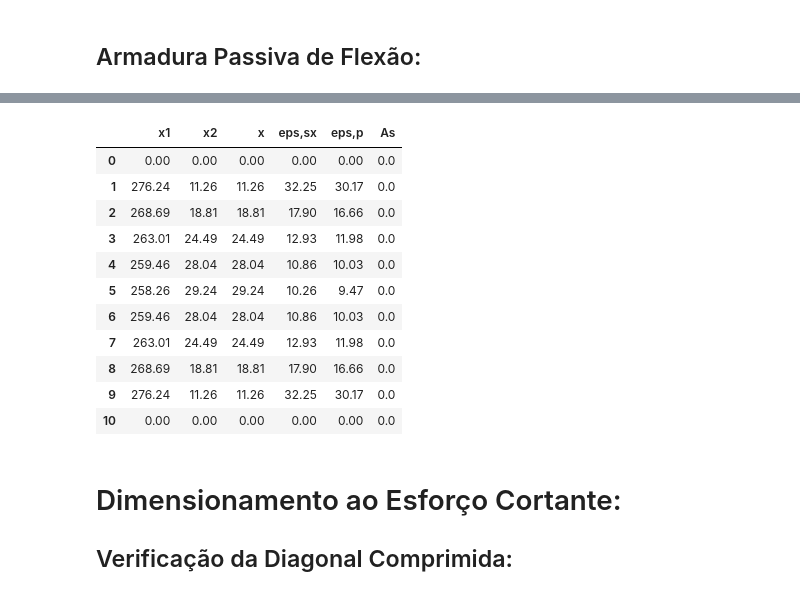
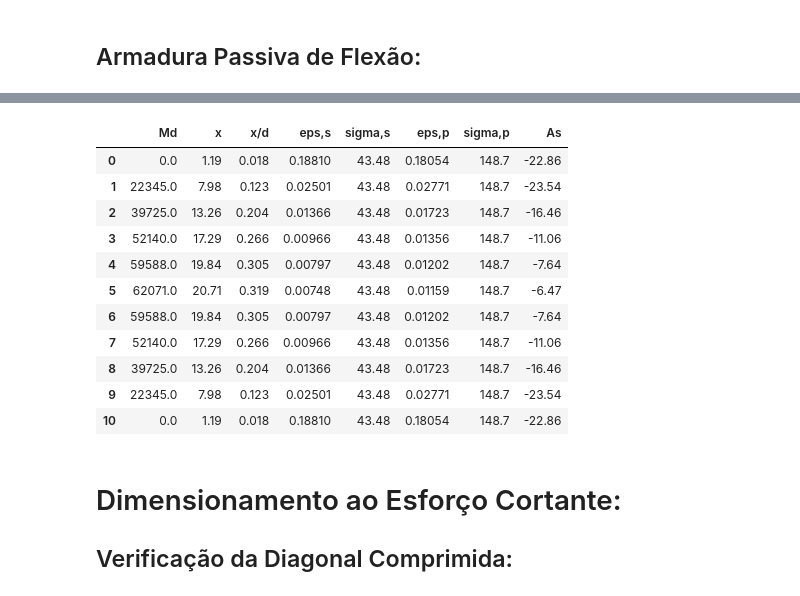
Before and after one commit to GarciaGabe/eng, a Jupyter notebook: Viga Protendida.ipynb, the cells around one changed output, grey strips where cells are left out. Drawn from its saved outputs; the diff is of its cells as text; code cells hidden in the pictures.

```diff
--- a/Viga Protendida.ipynb
+++ b/Viga Protendida.ipynb
@@ -357,8 +343,10 @@ l_{p} &= \left( \left( h \right) ^{ 2 } + \left( 0.6 \cdot l_{bpt} \right) ^{ 2
 ## Momento Fletor e Cortante:
 # %%
 esforcos = []
+esforcos_t0 = []
 for i in range(3):
     esforcos.append( [0]*(nS) )
+    esforcos_t0.append( [0]*(nS) )
 
 # primeiro vetor contem X (cm)
 # segundo vetor contem Momentos (kNcm)
@@ -368,6 +356,10 @@ for i in range(nS):
     esforcos[0][i] = round(i*(Vao/(nS-1)),1)
     esforcos[1][i] = round( 0.5*Q_tF*esforcos[0][i]*(Vao-esforcos[0][i]) ,1)
     esforcos[2][i] = round( 0.5*Q_tF*(Vao-2*esforcos[0][i]), 1 )
+    esforcos_t0[0][i] = round(i*(Vao/(nS-1)),1)
+    esforcos_t0[1][i] = round( 0.5*Q_t0*esforcos[0][i]*(Vao-esforcos[0][i]) ,1)
+    esforcos_t0[2][i] = round( 0.5*Q_t0*(Vao-2*esforcos[0][i]), 1 )
+
 
 tabela = pd.DataFrame(esforcos)
 tabela = tabela.transpose()
@@ -431,11 +423,11 @@ n_{s1} &= \left \lfloor \frac{ P_{s1} }{ A_{p1} \cdot \sigma_{p0} } \right \rflo
 
 # Vetor com o número de cordoalhas em cada ponto de escalonamento:
 
-qntCordoalhas = [5,10]
+qntCordoalhas = [5,7]
 
 # Vetor com a excentricidade da protensão em cada ponto de escalonamento:
 
-e_p_i = [50.8,48.3]
+e_p_i = [25.8,25.7]
 # %% [output]
 \[
 \begin{aligned}
@@ -720,7 +719,10 @@ for i in range(4):
 alpha_p = E_p/E_cs
 
 for i in range(nS):
-    momento = esforcos[1][i]
+    pos_i = relax[1][i]
+    momento = 0.5*Q_t0*pos_i*(Vao-pos_i)
+    #momento = esforcos[1][i]
+    #print("Momento seção "+str(i)+": "+str(int(momento)))
     for j in range(len(qntCordoalhas)-1,-1,-1):
         if(relax[1][i] >= x1_anc[j] and relax[1][i] <= x2_anc[j]):
             sigma_pi = sigma_p[j]
@@ -731,6 +733,7 @@ for i in range(nS):
             A_pp = A_p[j]
             break
     progressivas[0][i] = round(Npi/Area + Mpi/Wcpi + momento/Wcpi,2)
+    #print(Npi,Mpi)
     K_p = alpha_p*A_pp*(1/Area + e_pp/Wcpi)
     progressivas[1][i] = round( (( progressivas[0][i]*phi_t/E_cs + epsilon_cs - sigma_pi/E_p*relax[6][i] ) / (1 + relax[6][i] + K_p*(1+0.5*phi_t)) )*E_p,2)
     progressivas[2][i] = -round(progressivas[1][i]*A_pp  ,2)
@@ -854,7 +855,7 @@ display(tabela6)
 # %%
 sigma_cs0 = -10000
 pos = -1
-for i in range (nS):
+for i in range (0,nS):
     if sigma_cs0 < tensaosup[1][i]:
         sigma_cs0 = tensaosup[1][i]
         pos = i
@@ -940,63 +941,55 @@ display(tabela7)
 # %%
 d_p = [] # braço de alavanca da armadura ativa
 d_s = [] # braço de alavanca da armadura passiva
 
 for i in range(len(qntCordoalhas)):
     d_p.append(e_p_i[i] + h/2)
     d_s.append(h-5) # estimativa para ds
 
-
 A_s = []
-for i in range(6):
+for i in range(8):
     A_s.append([0] * nS)
 
-for i in range(1,nS-1):
+for i in range(nS):
     for j in range(len(qntCordoalhas)-1,-1,-1):
         if(relax[1][i] >= x1_anc[j] and relax[1][i] <= x2_anc[j]):
             sigma_pm = sigma_p[j]
             Npm = N_p[j]
             Mpm = M_p[j]
             Wcpm = W_cp[j]
             A_pm = A_p[j]
             d_sm = d_s[j]
             d_pm = d_p[j]
             break
-    Rpt = f_pyd * A_pm
-    a_bh = 1
-    b_bh = -2.5*d_sm
-    c_bh = (esforcos[1][i]*1.4 + Rpt*(d_sm-d_pm))/(0.32*b*f_c)
-    x_1 = (-b_bh + (b_bh**2 - 4*a_bh*c_bh )**0.5)/(2*a_bh)
-    x_2 = (-b_bh - (b_bh**2 - 4*a_bh*c_bh )**0.5)/(2*a_bh)
-    A_s[0][i] = round(x_1,2)
-    A_s[1][i] = round(x_2,2)
-    if (x_1 > h or x_1 < 0):
-        x = x_2
-    else:
-        x = x_1
-    A_s[2][i] = round(x,2)
-    A_s[3][i] = round(3.5/x*(d_sm-x),2)
-    A_s[4][i] = round(prealong[4][i] + 3.5/x*(d_pm-x),2)
-    A_s[5][i] = round((0.8*b*x*f_c-Rpt)/f_yd,2)
-    if (A_s[5][i] < 0):
-        A_s[5][i] = 0
+    Md = esforcos[1][i]*1.4
+    retorno = linha_neutra_cp_ret(b,h,f_c,A_pm,prealong[4][i],d_pm,d_sm,Md)
+    A_s[0][i] = int(Md)
+    A_s[1][i] = retorno[0]
+    A_s[2][i] = round(retorno[0]/d_sm,3)
+    A_s[3][i] = retorno[2]
+    A_s[5][i] = retorno[1]
+    A_s[4][i] = retorno[4]
+    A_s[6][i] = retorno[5]
+    A_s[7][i] = round((0.8*b*f_c*retorno[0]-retorno[3])/retorno[4],2)
+
 
 tabela8 = pd.DataFrame(A_s)
 tabela8 = tabela8.transpose()
-tabela8.rename(columns={0:'x1',1:'x2', 2:'x',3:'eps,sx',4:'eps,p',5:'As'},inplace = True)
+tabela8.rename(columns={0:'Md', 1:'x',2:'x/d',3:'eps,s',4:'sigma,s',5:'eps,p',6:'sigma,p',7:'As'},inplace = True)
 display(tabela8)
 # %% [output]
-|  | x1 | x2 | x | eps,sx | eps,p | As |
-| 0 | 0.00 | 0.00 | 0.00 | 0.00 | 0.00 | 0.0 |
-| 1 | 276.24 | 11.26 | 11.26 | 32.25 | 30.17 | 0.0 |
-| 2 | 268.69 | 18.81 | 18.81 | 17.90 | 16.66 | 0.0 |
-| 3 | 263.01 | 24.49 | 24.49 | 12.93 | 11.98 | 0.0 |
-| 4 | 259.46 | 28.04 | 28.04 | 10.86 | 10.03 | 0.0 |
-| 5 | 258.26 | 29.24 | 29.24 | 10.26 | 9.47 | 0.0 |
-| 6 | 259.46 | 28.04 | 28.04 | 10.86 | 10.03 | 0.0 |
-| 7 | 263.01 | 24.49 | 24.49 | 12.93 | 11.98 | 0.0 |
-| 8 | 268.69 | 18.81 | 18.81 | 17.90 | 16.66 | 0.0 |
-| 9 | 276.24 | 11.26 | 11.26 | 32.25 | 30.17 | 0.0 |
-| 10 | 0.00 | 0.00 | 0.00 | 0.00 | 0.00 | 0.0 |
+|  | Md | x | x/d | eps,s | sigma,s | eps,p | sigma,p | As |
+| 0 | 0.0 | 1.19 | 0.018 | 0.18810 | 43.48 | 0.18054 | 148.7 | -22.86 |
+| 1 | 22345.0 | 7.98 | 0.123 | 0.02501 | 43.48 | 0.02771 | 148.7 | -23.54 |
+| 2 | 39725.0 | 13.26 | 0.204 | 0.01366 | 43.48 | 0.01723 | 148.7 | -16.46 |
+| 3 | 52140.0 | 17.29 | 0.266 | 0.00966 | 43.48 | 0.01356 | 148.7 | -11.06 |
+| 4 | 59588.0 | 19.84 | 0.305 | 0.00797 | 43.48 | 0.01202 | 148.7 | -7.64 |
+| 5 | 62071.0 | 20.71 | 0.319 | 0.00748 | 43.48 | 0.01159 | 148.7 | -6.47 |
+| 6 | 59588.0 | 19.84 | 0.305 | 0.00797 | 43.48 | 0.01202 | 148.7 | -7.64 |
+| 7 | 52140.0 | 17.29 | 0.266 | 0.00966 | 43.48 | 0.01356 | 148.7 | -11.06 |
+| 8 | 39725.0 | 13.26 | 0.204 | 0.01366 | 43.48 | 0.01723 | 148.7 | -16.46 |
+| 9 | 22345.0 | 7.98 | 0.123 | 0.02501 | 43.48 | 0.02771 | 148.7 | -23.54 |
+| 10 | 0.0 | 1.19 | 0.018 | 0.18810 | 43.48 | 0.18054 | 148.7 | -22.86 |
 # %% [markdown]
 # Dimensionamento ao Esforço Cortante:
 
```
Also changed, not shown: parts of 30 cells of this notebook, 2 other files.
